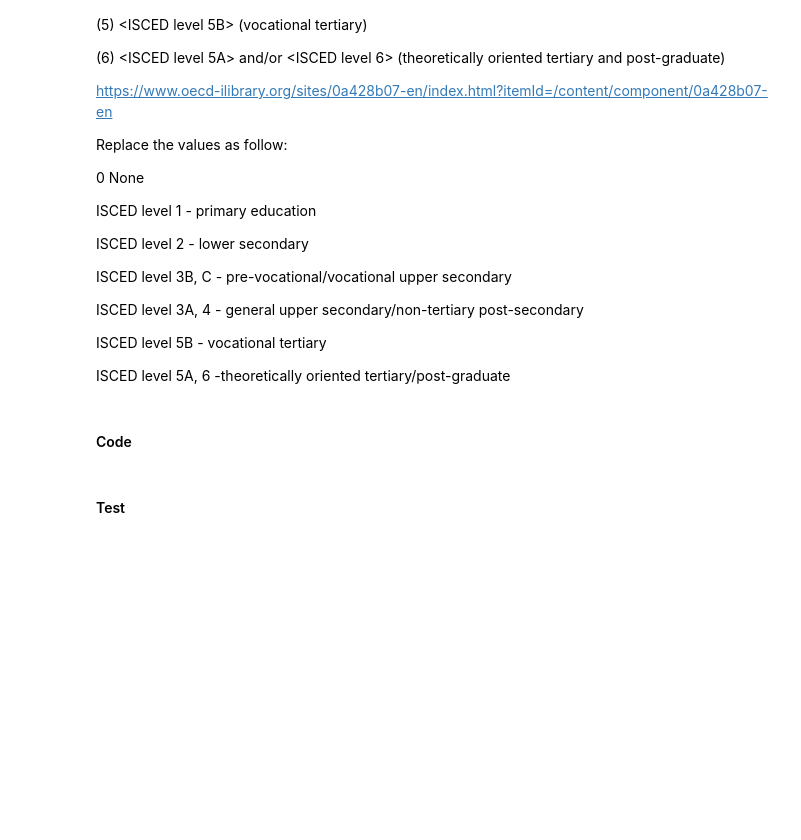
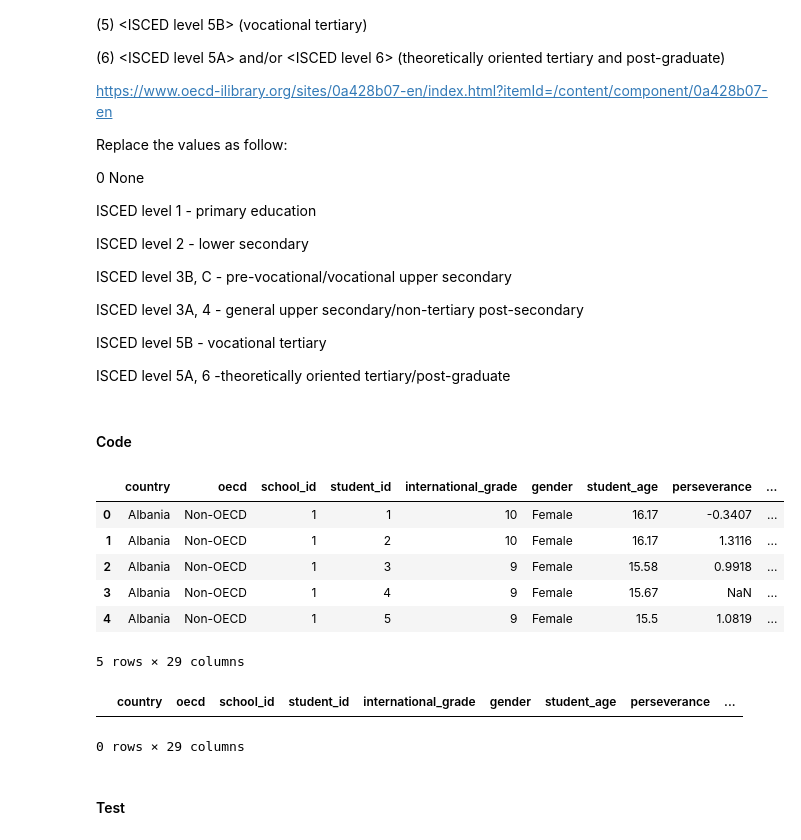
Before and after one commit to Daviedavie100/Pisa2012_data_analysis, a Jupyter notebook: Exploration.ipynb, the cells around one changed output. Saved outputs shown, nothing was run; the diff lists cells and outputs as text; code cells hidden in the pictures; blank space fills up the shorter version.

```diff
--- a/Exploration.ipynb
+++ b/Exploration.ipynb
@@ -535,22 +538,32 @@ ISCED level 5A, 6 -theoretically oriented tertiary/post-graduate
 #### Code
 # %%
 # make copy
-pisa_df=pisa_df.copy()
+pisa_data_df=pisa_df.copy()
 # create function to replace educational values
 def parent_education(parent):
     if parent=='father':
         parent='father_educational_level'
     if parent=='mother':
         parent='mother_educational_level'
-    pisa_df.loc[(pisa_df[parent]== 'ISCED 1'),parent] = 'Primary Education'
-    pisa_df.loc[(pisa_df[parent]== 'ISCED 2'),parent] = 'Lower Secondary'
-    pisa_df.loc[(pisa_df[parent]== 'ISCED 3B, C'),parent] = 'Upper Secondary'
-    pisa_df.loc[(pisa_df[parent]== 'ISCED 3A, ISCED 4'),parent] = 'Post Secondary'
-    pisa_df.loc[(pisa_df[parent]== 'ISCED 5B'),parent] = 'Vocational Tertiary'
-    pisa_df.loc[(pisa_df[parent]== 'ISCED 5A, 6'),parent] = 'Post Graduate'
+    pisa_data_df.loc[(pisa_data_df[parent]== 'ISCED 1'),parent] = 'Primary Education'
+    pisa_data_df.loc[(pisa_data_df[parent]== 'ISCED 2'),parent] = 'Lower Secondary'
+    pisa_data_df.loc[(pisa_data_df[parent]== 'ISCED 3B, C'),parent] = 'Upper Secondary'
+    pisa_data_df.loc[(pisa_data_df[parent]== 'ISCED 3A, ISCED 4'),parent] = 'Post Secondary'
+    pisa_data_df.loc[(pisa_data_df[parent]== 'ISCED 5B'),parent] = 'Vocational Tertiary'
+    pisa_data_df.loc[(pisa_data_df[parent]== 'ISCED 5A, 6'),parent] = 'Post Graduate'
 # %%
 # rename father educational values
 parent_education('father')
 # %%
 # rename mother educational values
 parent_education('mother')
+# %%
+pisa_data_df.head(5)
+# %% [output]
+|  | country | oecd | school_id | student_id | international_grade | gender | student_age | perseverance | ... |
+| 0 | Albania | Non-OECD | 1 | 1 | 10 | Female | 16.17 | -0.3407 | ... |
+| 1 | Albania | Non-OECD | 1 | 2 | 10 | Female | 16.17 | 1.3116 | ... |
+| 2 | Albania | Non-OECD | 1 | 3 | 9 | Female | 15.58 | 0.9918 | ... |
+| 3 | Albania | Non-OECD | 1 | 4 | 9 | Female | 15.67 | NaN | ... |
+| 4 | Albania | Non-OECD | 1 | 5 | 9 | Female | 15.5 | 1.0819 | ... |
+5 rows × 29 columns
@@ -557 +573,6 @@ parent_education('mother')
+# %%
+pisa_clean_df
+# %% [output]
+|  | country | oecd | school_id | student_id | international_grade | gender | student_age | perseverance | ... |
+0 rows × 29 columns
 # %%
```
Also changed, not shown: parts of 57 cells of this notebook.
